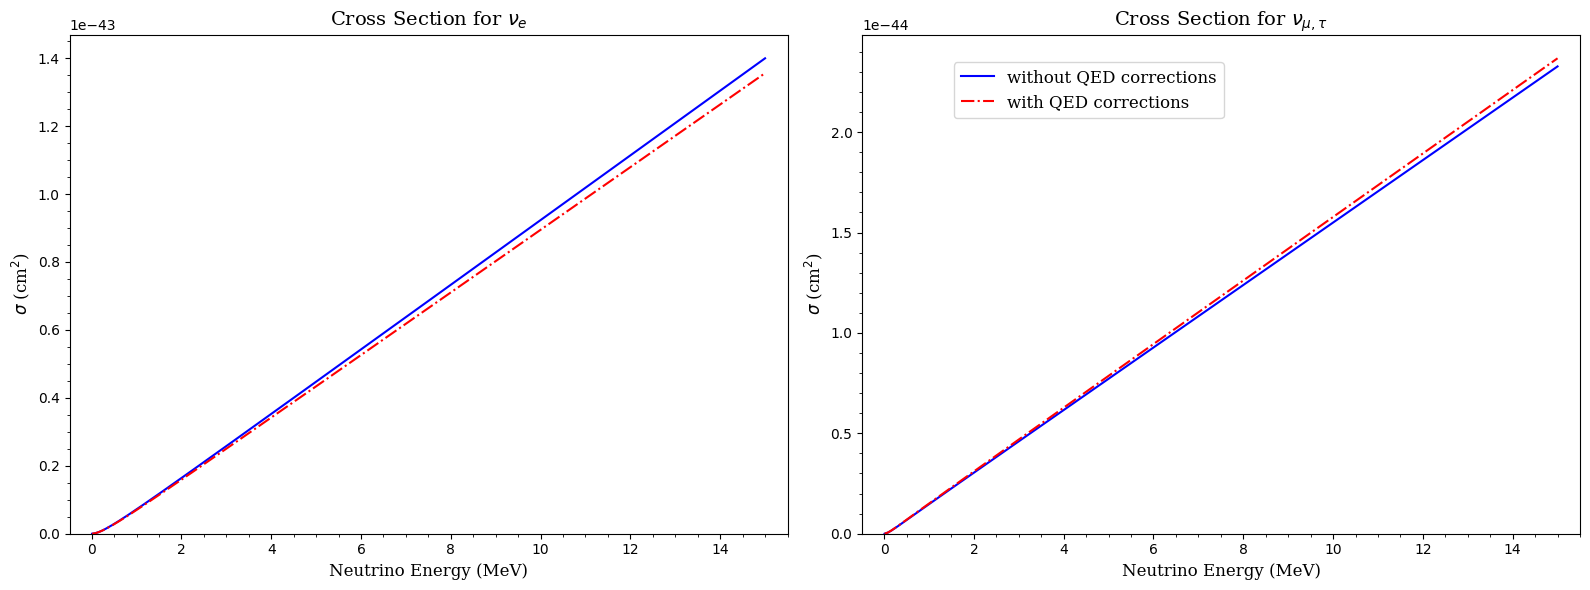
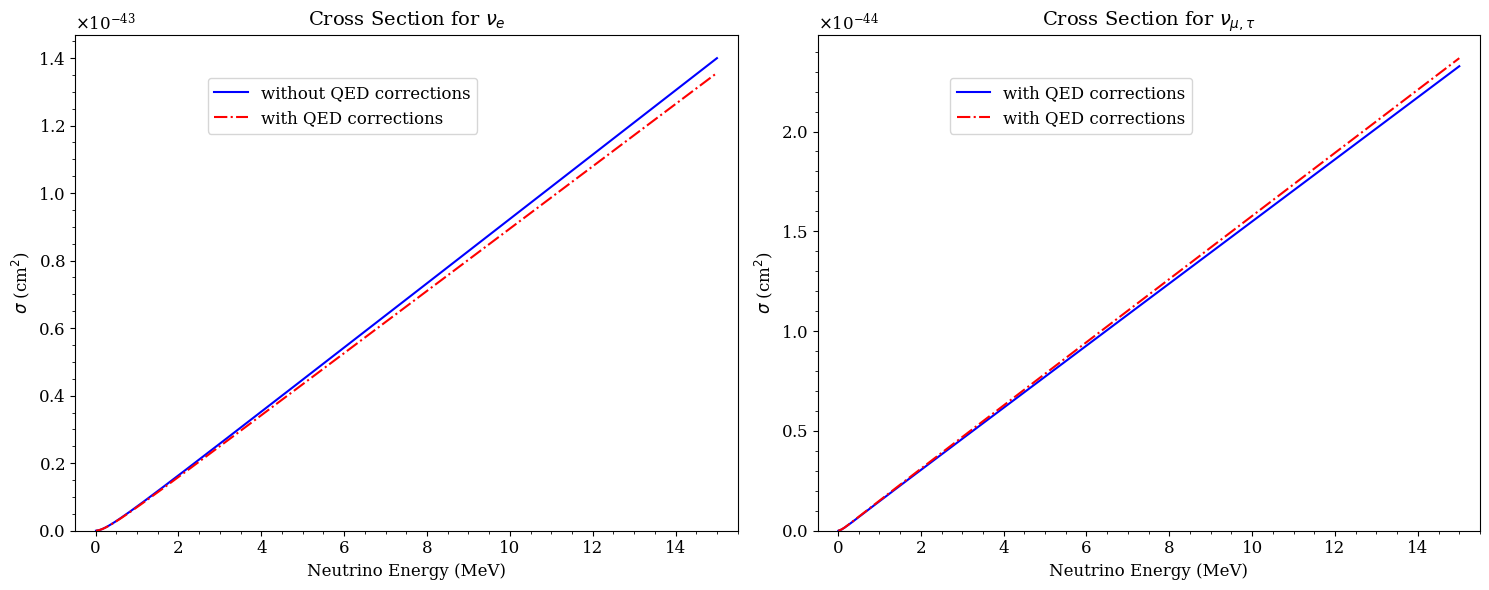
The notebook cell's code change between the first figure and the second:
--- before
+++ after
@@ -24,7 +24,7 @@
 font_style_axis= {'family':'serif', 'weight': 'normal','color':'black','size':12}
 font_prop = font_manager.FontProperties(family=font_style_axis['family'], weight=font_style_axis['weight'], size=font_style_axis['size'])
-fig, axes = plt.subplots(1, 2,  figsize=(16, 6))
+fig, axes = plt.subplots(1, 2,  figsize=(15, 6))
 
-# ------------- Right Plot -------------
+# ------------- Right Plot (e flavor) -------------
 
 axes[0].plot(E_nu, cross_sec_nue, color = 'b', label = 'without QED corrections')
@@ -36,8 +36,8 @@
 axes[0].set_title(r'Cross Section for $\nu_e$', fontdict = font_style_title)
 
-# ------------- Left Plot -------------
+# ------------- Left Plot (mu, tau flavor) -------------
 
-axes[1].plot(E_nu, cross_sec_numu, color = 'b')
-axes[1].plot(E_nu, cross_sec_corr_numu, color = 'r', linestyle = '-.')
+axes[1].plot(E_nu, cross_sec_numu, color = 'b', label = 'with QED corrections')
+axes[1].plot(E_nu, cross_sec_corr_numu, color = 'r', linestyle = '-.', label = 'with QED corrections')
 
 axes[1].set_xlabel('Neutrino Energy (MeV)', fontdict = font_style_axis)
@@ -55,9 +55,22 @@
     ax.yaxis.set_minor_locator(AutoMinorLocator())
 
+    # Scientific notation on axis
+    formatter = ScalarFormatter(useMathText=True)
+    formatter.set_scientific(True)
+    formatter.set_powerlimits((0, 0)) # Esto obliga a Matplotlib a usar notación científica siempre
+    ax.yaxis.set_major_formatter(formatter)
+    ax.yaxis.get_offset_text().set_fontproperties(font_prop)  # Font style of the scientific notation
+
     # Optional: nicer grid
     #ax.grid(which='both', alpha=0.25)
 
+    # Define the font style and size of the numerical values on axis
+    for label in ax.get_xticklabels() + ax.get_yticklabels():
+        label.set_fontproperties(font_prop)
+
+    ax.legend(loc= (0.2,0.8), ncol=1, prop = font_prop, labelcolor = font_style_axis['color'])
+
 # Global legend
-fig.legend(loc= (0.6,0.8), ncol=1, prop = font_prop, labelcolor = font_style_axis['color'])
+#fig.legend(loc= (0.6,0.8), ncol=1, prop = font_prop, labelcolor = font_style_axis['color'])
 
 

Commit: updating analysis